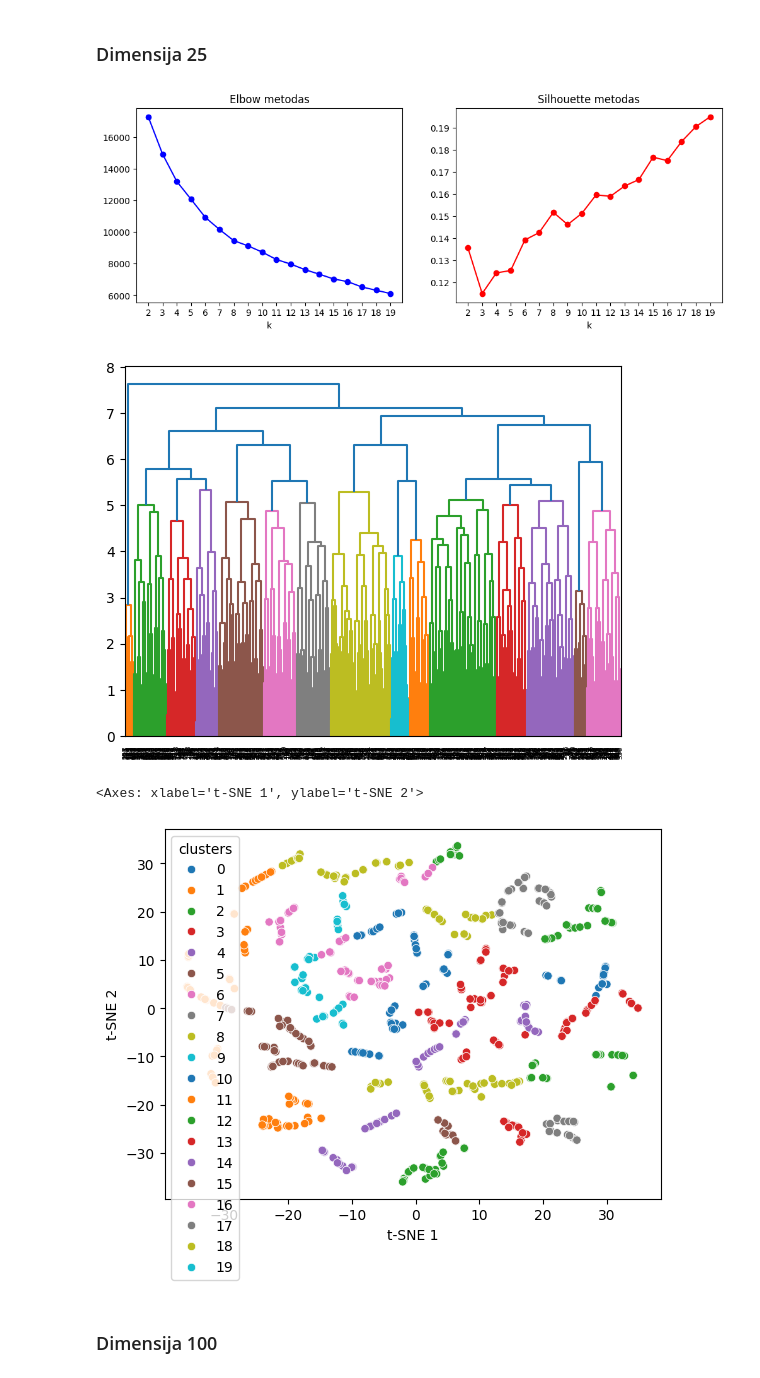
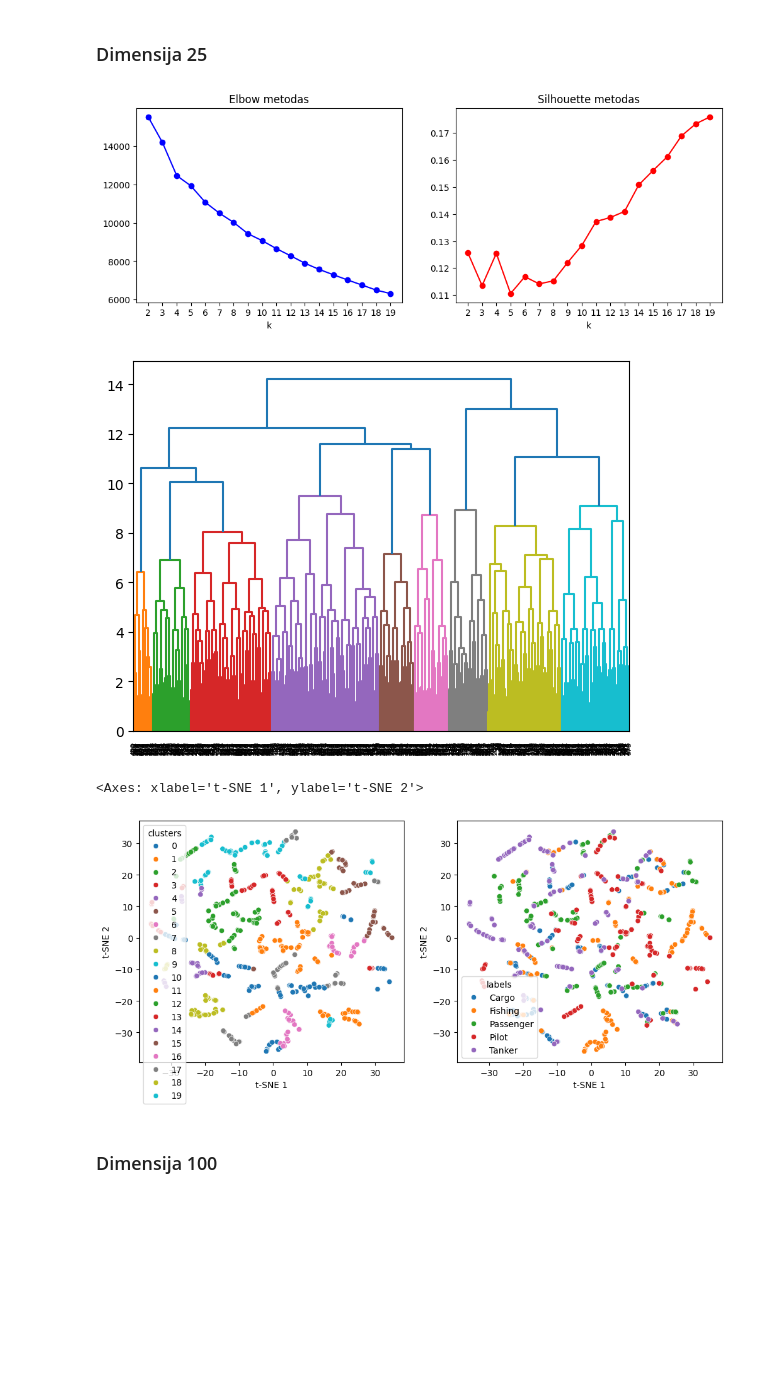
Before and after one commit to lukasjanusauskas/ais-duomenu-vizualizavimas, a Jupyter notebook: 4lab.ipynb, the cells around one changed output. Saved outputs shown, nothing was run; the diff lists cells and outputs as text; code cells hidden in the pictures; blank space fills up the shorter version.

```diff
--- a/4lab.ipynb
+++ b/4lab.ipynb
@@ -391,12 +526,12 @@ sns.scatterplot(
 # %% [markdown]
 ### Dimensija 25
 # %%
-silhouette_scores, inertia_scores = evaluate_clustering_embeddings(embedding25, max_n=20)
+silhouette_scores, wcbrc, ari_scores, nmi_scores, ch_scores, db_scores = evaluate_clustering_embeddings(embedding25, labels=labels, max_n=20, linkage='complete')
 
 plt.figure(figsize=(12, 4))
 
 plt.subplot(1, 2, 1)
-plt.plot(range(2, 20), inertia_scores, 'bo-')
+plt.plot(range(2, 20), wcbrc, 'bo-')
 plt.title('Elbow metodas'); plt.xlabel('k')
 plt.xticks(ticks=range(2,20), labels=[str(x) for x in range(2, 20)])
 
@@ -408,11 +543,11 @@ plt.xticks(ticks=range(2,20), labels=[str(x) for x in range(2, 20)])
 
 plt.show()
 # %% [output]
-[figure, old version]
+[figure, new version]
 # %%
 model = AgglomerativeClustering(
     5, metric='euclidean',
-    linkage='average',
+    linkage='complete',
     compute_distances=True
 )
 
@@ -420,4 +555,4 @@ clusters = model.fit_predict(embedding25)
 
 plot_dendrogram(model, truncate_mode="level")
 # %% [output]
-[figure, old version]
+[figure, new version]
@@ -424,24 +599,38 @@ plot_dendrogram(model, truncate_mode="level")
 # %%
 clusters20 = AgglomerativeClustering(
     20, metric='euclidean',
-    linkage='average',
+    linkage='complete',
     compute_distances=True
 ).fit_predict(embedding25)
 # %%
+fig, axs = plt.subplots(ncols=2, figsize=(12, 5))
+
 df_res = pd.DataFrame(embedding, columns=['t-SNE 1', 't-SNE 2'])
 df_res['clusters'] = clusters20
 
 n_clusters = len(np.unique(clusters20))
 
 sns.scatterplot(
     data=df_res, x='t-SNE 1', y='t-SNE 2',
     hue='clusters',
     palette='tab10',
-    hue_norm=(-0.5, n_clusters - 0.5)
+    hue_norm=(-0.5, n_clusters - 0.5),
+    ax=axs[0]
 )
+
+df_res = pd.DataFrame(embedding, columns=['t-SNE 1', 't-SNE 2'])
+df_res['labels'] = labels
+
+sns.scatterplot(
+    data=df_res, x='t-SNE 1', y='t-SNE 2',
+    ax=axs[1],
+    hue='labels',
+    palette='tab10',
+    hue_norm=(-0.5, n_clusters - 0.5),
+)
 # %% [output]
 <Axes: xlabel='t-SNE 1', ylabel='t-SNE 2'>
-[figure, old version]
+[figure, new version]
 # %% [markdown]
 ### Dimensija 100
 # %%
```
Also changed, not shown: parts of 19 cells of this notebook.
